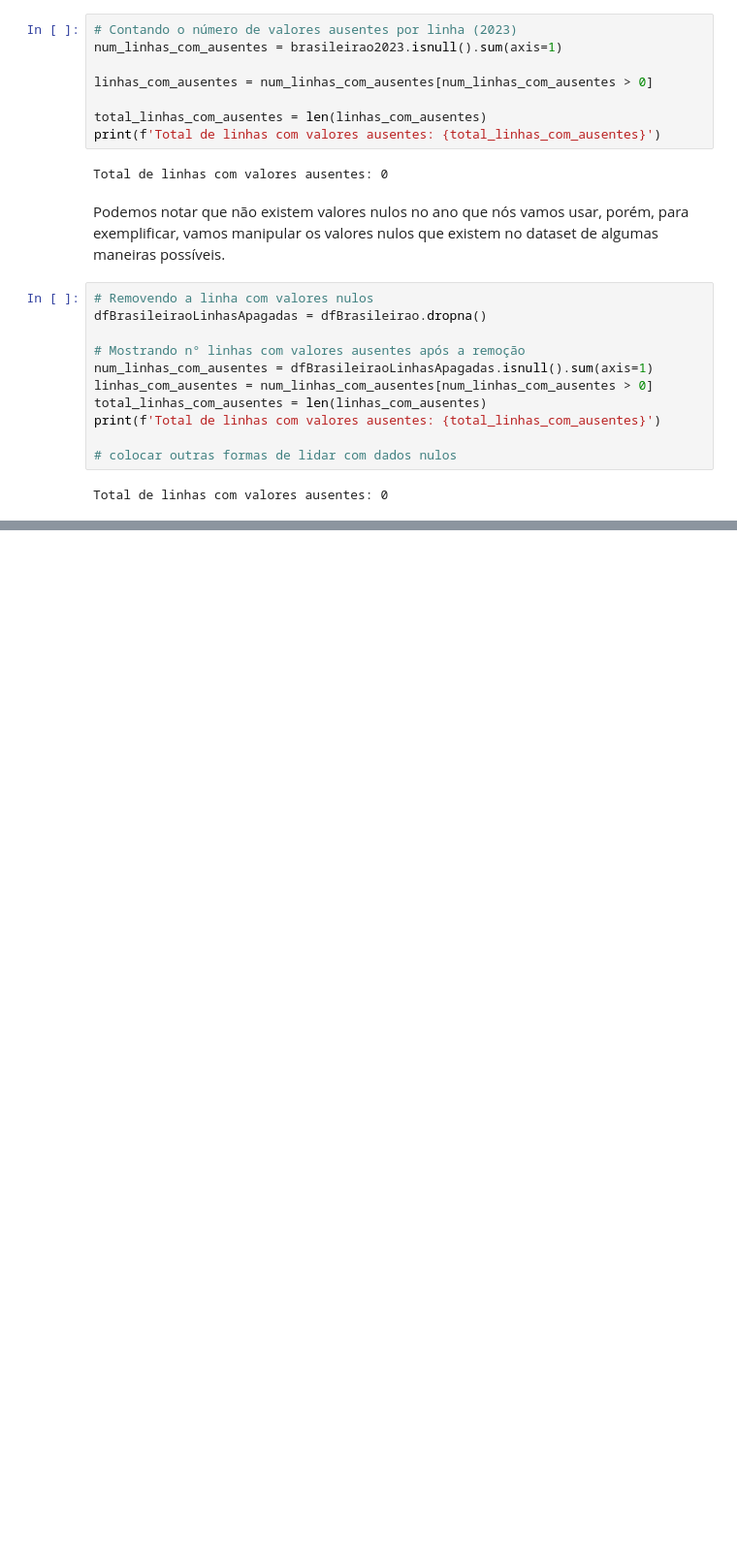
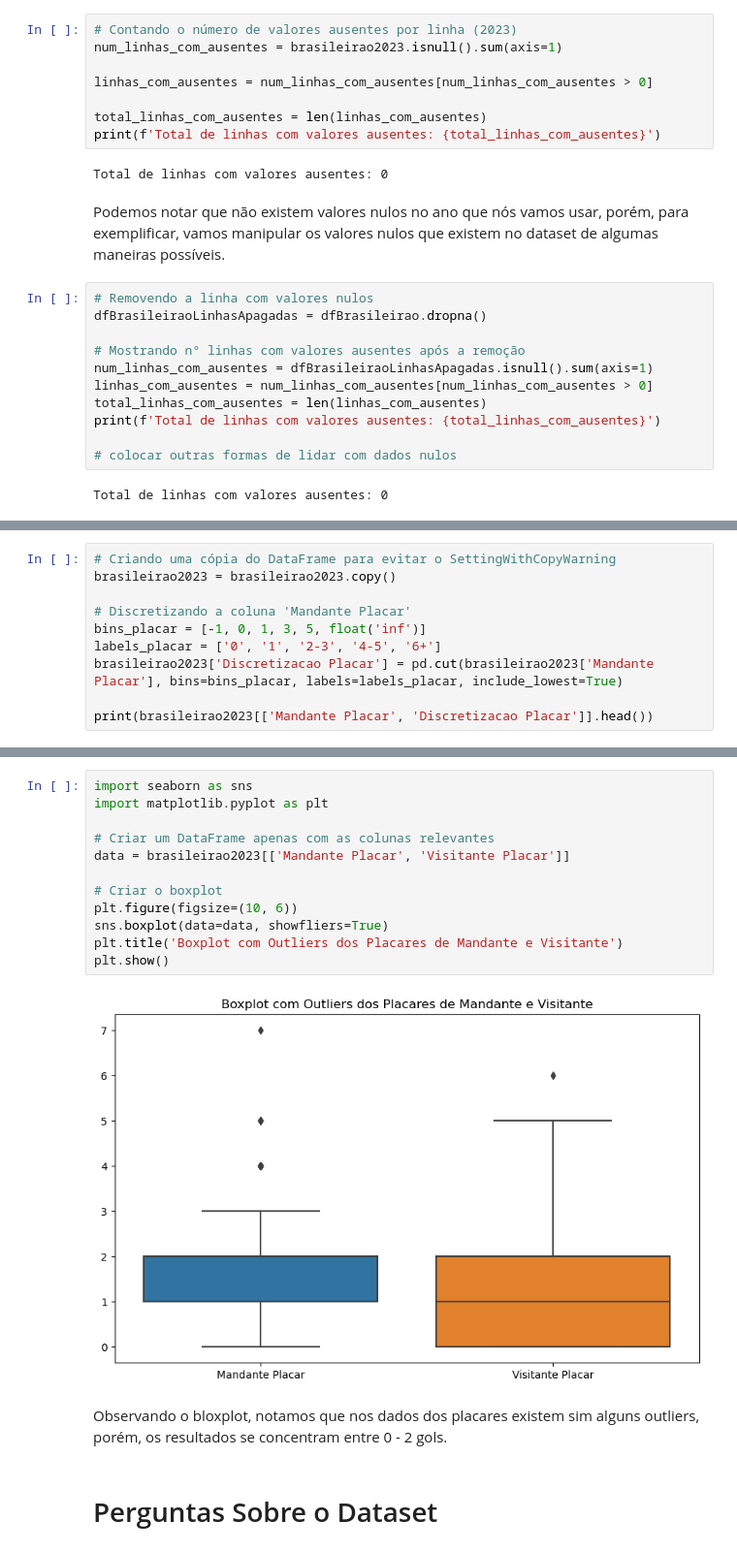
Before and after one commit to RenanZago/AnaliseBrasileirao, a Jupyter notebook: AnaliseDadosBrasileirao.ipynb, the cells around one changed output, grey strips where cells are left out. Shown at 97% size. Cells and saved outputs as stored; diff of their text form; blank space fills up the shorter version.

```diff
--- a/AnaliseDadosBrasileirao.ipynb
+++ b/AnaliseDadosBrasileirao.ipynb
@@ -176,0 +255,10 @@ Object `casa` not found.
+# %%
+# Criando uma cópia do DataFrame para evitar o SettingWithCopyWarning
+brasileirao2023 = brasileirao2023.copy()
+
+# Discretizando a coluna 'Mandante Placar'
+bins_placar = [-1, 0, 1, 3, 5, float('inf')]
+labels_placar = ['0', '1', '2-3', '4-5', '6+']
+brasileirao2023['Discretizacao Placar'] = pd.cut(brasileirao2023['Mandante Placar'], bins=bins_placar, labels=labels_placar, include_lowest=True)
+
+print(brasileirao2023[['Mandante Placar', 'Discretizacao Placar']].head())
@@ -176,0 +276,18 @@ Object `casa` not found.
+# %%
+import seaborn as sns
+import matplotlib.pyplot as plt
+
+# Criar um DataFrame apenas com as colunas relevantes
+data = brasileirao2023[['Mandante Placar', 'Visitante Placar']]
+
+# Criar o boxplot
+plt.figure(figsize=(10, 6))
+sns.boxplot(data=data, showfliers=True)
+plt.title('Boxplot com Outliers dos Placares de Mandante e Visitante')
+plt.show()
+# %% [output]
+[figure, added]
+# %% [markdown]
+Observando o bloxplot, notamos que nos dados dos placares existem sim alguns outliers, porém, os resultados se concentram entre 0 - 2 gols.
+# %% [markdown]
+# Perguntas Sobre o Dataset
```
Also changed, not shown: parts of 39 cells of this notebook.
